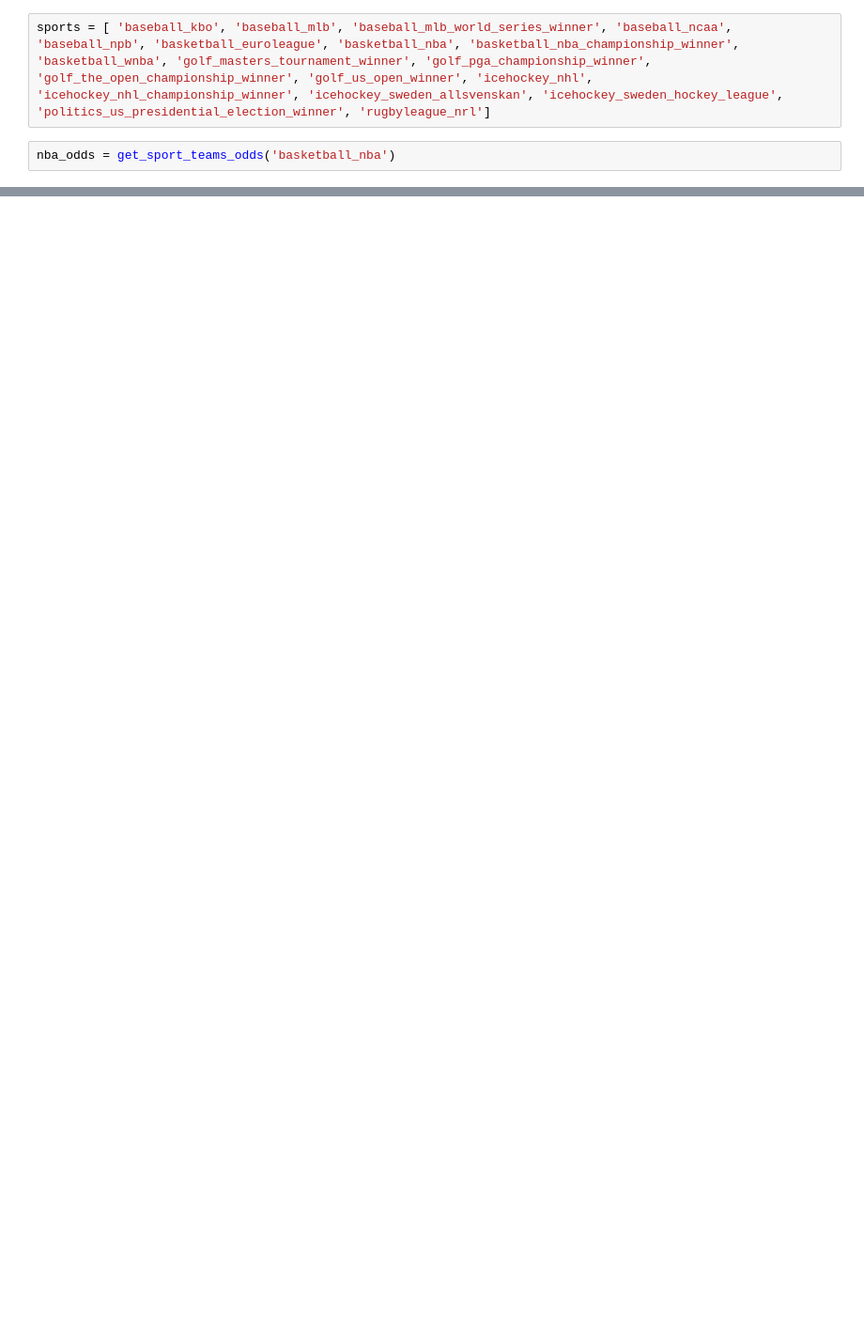
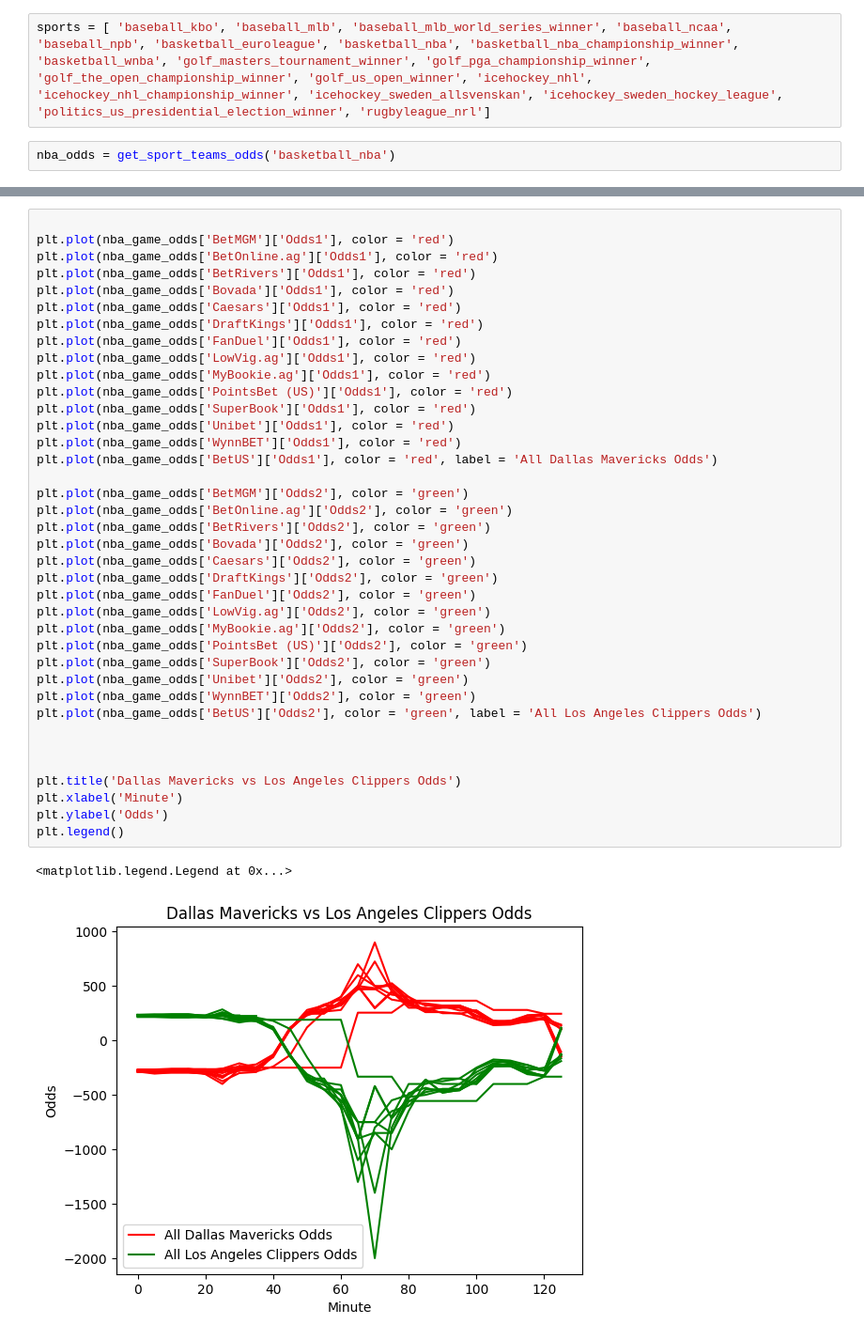
Before and after one commit to thomas211738/SBA, a Jupyter notebook: scraping.ipynb, the cells around one changed output, grey strips where cells are left out. Shown at 94% size. Cells and saved outputs as stored; diff of their text form; blank space fills up the shorter version.

```diff
--- a/scraping.ipynb
+++ b/scraping.ipynb
@@ -203,0 +290,41 @@ KeyboardInterrupt:
+# %%
+
+plt.plot(nba_game_odds['BetMGM']['Odds1'], color = 'red')
+plt.plot(nba_game_odds['BetOnline.ag']['Odds1'], color = 'red')
+plt.plot(nba_game_odds['BetRivers']['Odds1'], color = 'red')
+plt.plot(nba_game_odds['Bovada']['Odds1'], color = 'red')
+plt.plot(nba_game_odds['Caesars']['Odds1'], color = 'red')
+plt.plot(nba_game_odds['DraftKings']['Odds1'], color = 'red')
+plt.plot(nba_game_odds['FanDuel']['Odds1'], color = 'red')
+plt.plot(nba_game_odds['LowVig.ag']['Odds1'], color = 'red')
+plt.plot(nba_game_odds['MyBookie.ag']['Odds1'], color = 'red')
+plt.plot(nba_game_odds['PointsBet (US)']['Odds1'], color = 'red')
+plt.plot(nba_game_odds['SuperBook']['Odds1'], color = 'red')
+plt.plot(nba_game_odds['Unibet']['Odds1'], color = 'red')
+plt.plot(nba_game_odds['WynnBET']['Odds1'], color = 'red')
+plt.plot(nba_game_odds['BetUS']['Odds1'], color = 'red', label = 'All Dallas Mavericks Odds')
+
+plt.plot(nba_game_odds['BetMGM']['Odds2'], color = 'green')
+plt.plot(nba_game_odds['BetOnline.ag']['Odds2'], color = 'green')
+plt.plot(nba_game_odds['BetRivers']['Odds2'], color = 'green')
+plt.plot(nba_game_odds['Bovada']['Odds2'], color = 'green')
+plt.plot(nba_game_odds['Caesars']['Odds2'], color = 'green')
+plt.plot(nba_game_odds['DraftKings']['Odds2'], color = 'green')
+plt.plot(nba_game_odds['FanDuel']['Odds2'], color = 'green')
+plt.plot(nba_game_odds['LowVig.ag']['Odds2'], color = 'green')
+plt.plot(nba_game_odds['MyBookie.ag']['Odds2'], color = 'green')
+plt.plot(nba_game_odds['PointsBet (US)']['Odds2'], color = 'green')
+plt.plot(nba_game_odds['SuperBook']['Odds2'], color = 'green')
+plt.plot(nba_game_odds['Unibet']['Odds2'], color = 'green')
+plt.plot(nba_game_odds['WynnBET']['Odds2'], color = 'green')
+plt.plot(nba_game_odds['BetUS']['Odds2'], color = 'green', label = 'All Los Angeles Clippers Odds')
+
+
+
+plt.title('Dallas Mavericks vs Los Angeles Clippers Odds')
+plt.xlabel('Minute')
+plt.ylabel('Odds')
+plt.legend()
+# %% [output]
+<matplotlib.legend.Legend at 0x...>
+[figure, added]
```
Also changed, not shown: parts of 13 cells of this notebook.
